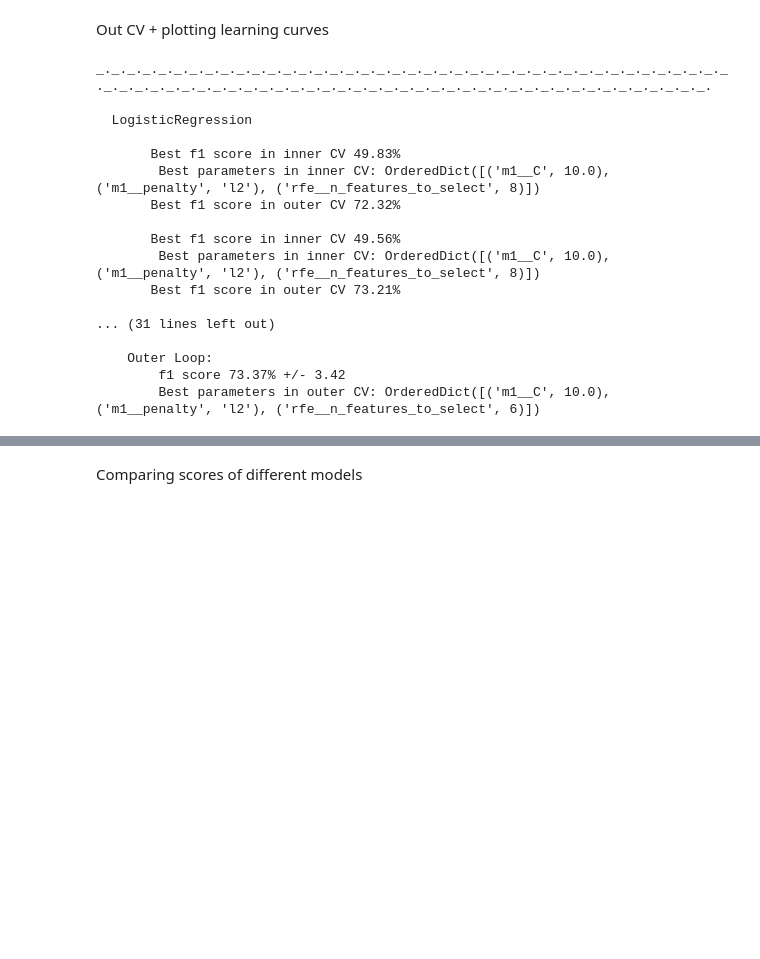
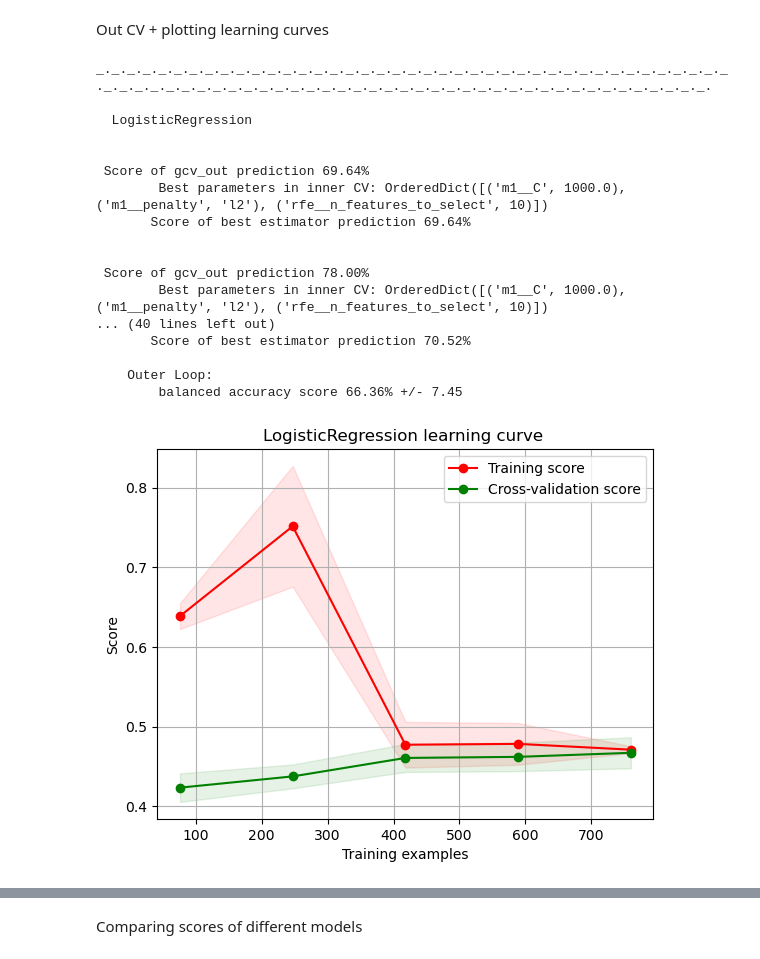
Before and after one commit to baes2021/P2_wine_ML_models, a Jupyter notebook: Wine_quality/Red_wine/No_resampling_ Recursive_Feature_Elimination_Bayesian_Search.ipynb, the cells around one changed output, grey strips where cells are left out. Drawn from its saved outputs; the diff is of its cells as text; code cells hidden in the pictures; blank space fills up the shorter version.

```diff
--- a/Wine_quality/Red_wine/No_resampling_ Recursive_Feature_Elimination_Bayesian_Search.ipynb
+++ b/Wine_quality/Red_wine/No_resampling_ Recursive_Feature_Elimination_Bayesian_Search.ipynb
@@ -106,0 +71,6 @@ red_wine
+# %%
+red_wine_t['wine_quality']=np.where(red_wine_t['wine_quality']=='high', 2,red_wine_t['wine_quality'] )
+red_wine_t['wine_quality']=np.where(red_wine_t['wine_quality']=='medium', 1,red_wine_t['wine_quality'] )
+red_wine_t['wine_quality']=np.where(red_wine_t['wine_quality']=='low', 0,red_wine_t['wine_quality'] )
+red_wine_t['wine_quality']=red_wine_t['wine_quality'].astype('int32')
+red_wine_t['wine_quality'].value_counts()
@@ -108,7 +83,7 @@ red_wine
 Split data
 # %%
 from sklearn.model_selection import train_test_split
-x, y=red_wine_t[red_wine_t.columns[:-1]], red_wine_t[red_wine_t.columns[-1]]
+x, y=red_wine_t[red_wine_t.columns[:-2]], red_wine_t[red_wine_t.columns[-1]]
 x=np.array(x)
 y=np.array(y)
 X_train,X_test,y_train,y_test=train_test_split(x,y, test_size=0.3,shuffle=True, random_state=42,stratify=y)
@@ -180,16 +164,15 @@ Creat inner CV
 pipe=[pipe1,pipe2,pipe3,pipe4,pipe5]
 par_grid=[par1,par2,par3,par4,par5]
 gcv_all=[]
-f1 = make_scorer(f1_score , average='macro')
-
 inner_cv = StratifiedKFold(n_splits=5, shuffle=True, random_state=1)
 for i in range(len(pipe)):
     gcv = BayesSearchCV(estimator=pipe[i],
                         search_spaces=par_grid[i],
-                        scoring='f1_macro',
+                        scoring='balanced_accuracy',
                         n_jobs=-1,
                         cv=inner_cv,
                         verbose=0,
+                        random_state=42,
                         refit=True)
     gcv_all.append(gcv)
 # %% [markdown]
@@ -241,7 +224,7 @@ def plot_learning_curve(estimator, title, X, y, ylim=None, cv=None,
     plt.xlabel("Training examples")
     plt.ylabel("Score")
     train_sizes, train_scores, test_scores = learning_curve(
-        estimator, X, y, cv=cv, n_jobs=n_jobs, train_sizes=train_sizes)
+        estimator, X, y, cv=cv, n_jobs=n_jobs, train_sizes=train_sizes,scoring= 'balanced_accuracy')
     train_scores_mean = np.mean(train_scores, axis=1)
     train_scores_std = np.std(train_scores, axis=1)
     test_scores_mean = np.mean(test_scores, axis=1)
@@ -264,63 +247,67 @@ def plot_learning_curve(estimator, title, X, y, ylim=None, cv=None,
 Out CV + plotting learning curves
 # %%
 import warnings
-
 warnings.simplefilter('ignore')
-
-
-
 final_scores = []
 final_mean_score=[]
 final_std_score=[]
-confusion=[]
-outer_cv = StratifiedKFold(n_splits=10, shuffle=True, random_state=1)
+
+
+outer_cv = StratifiedKFold(n_splits=10, shuffle=True, random_state=0)
 name=['LogisticRegression', 'AdaBoostClassifier','DecisionTreeClassifier'
 ,'LighGB', 'RandomForestClassifier']
 count=0
 for gcv_out in gcv_all:
     print(80*'_.')
     print('\n ', name[count] )
     for train_idx, test_idx in outer_cv.split(X_train, y_train):
         gcv_out.fit(X_train[train_idx], y_train[train_idx]) # run inner loop hyperparam tuning
+        pr=gcv_out.predict(X_train[test_idx])
+        print('\n\n Score of gcv_out prediction %.2f%%' % ((balanced_accuracy_score(pr, y_train[test_idx]))*100))
 
 
-        print('\n       Best f1 score in inner CV %.2f%%' % (gcv_out.best_score_ * 100))
         print('        Best parameters in inner CV:', gcv_out.best_params_)
 
 
-        final_scores.append(gcv_out.best_estimator_.score(X_train[test_idx], y_train[test_idx]))
-        print('       Best f1 score in outer CV %.2f%%' % (final_scores[-1]*100))
+        final_scores.append((balanced_accuracy_score(gcv_out.best_estimator_.predict(X_train[test_idx]), y_train[test_idx])*100))
+
+        print('       Score of best estimator prediction %.2f%%' % final_scores[-1])
+        model=gcv_out.best_estimator_.fit(X_train[train_idx], y_train[train_idx])
+
+
+
+
+
 
     print('\n    Outer Loop:')
-    print('        f1 score %.2f%% +/- %.2f' %
-                (np.mean(final_scores) * 100, np.std(final_scores) * 100))
-    print('        Best parameters in outer CV:', gcv_out.best_params_)
-    final_mean_score.append(np.mean(final_scores) * 100)
-    final_std_score.append(np.std(final_scores) * 100)
-    confusion.append(confusion_matrix(y_test,gcv_out.predict(X_test)))
-    pred=f1_score(y_test,gcv_out.predict(X_test), average='macro')
-    print('  F1 score of prediction of the Best model is: %.2f%%' % (pred*100))
+    print('        balanced accuracy score %.2f%% +/- %.2f' %
+                (np.mean(final_scores) , np.std(final_scores) ))
+    final_mean_score.append(np.mean(final_scores) )
+    final_std_score.append(np.std(final_scores) )
 
     plot_learning_curve(estimator = gcv_out.best_estimator_,title = "{} learning curve ".format(name[count]),
-                    X = X_train, y = y_train, cv = outer_cv)
+                    X = X_train, y = y_train, cv = 5)
     plt.show()
+    train_sizes, train_scores, test_scores = learning_curve(
+    gcv_out.best_estimator_, X = X_train, y = y_train, cv=5, n_jobs=-1, train_sizes=np.linspace(.1, 1.0, 5), scoring= "balanced_accuracy")
 
     count+=1
 # %% [output]
 _._._._._._._._._._._._._._._._._._._._._._._._._._._._._._._._._._._._._._._._._._._._._._._._._._._._._._._._._._._._._._._._._._._._._._._._._._._._._._._._.
 
   LogisticRegression
 
-       Best f1 score in inner CV 49.83%
-        Best parameters in inner CV: OrderedDict([('m1__C', 10.0), ('m1__penalty', 'l2'), ('rfe__n_features_to_select', 8)])
-       Best f1 score in outer CV 72.32%
 
-       Best f1 score in inner CV 49.56%
-        Best parameters in inner CV: OrderedDict([('m1__C', 10.0), ('m1__penalty', 'l2'), ('rfe__n_features_to_select', 8)])
-       Best f1 score in outer CV 73.21%
+ Score of gcv_out prediction 69.64%
+        Best parameters in inner CV: OrderedDict([('m1__C', 1000.0), ('m1__penalty', 'l2'), ('rfe__n_features_to_select', 10)])
+       Score of best estimator prediction 69.64%
 
-... (31 lines left out)
+
+ Score of gcv_out prediction 78.00%
+        Best parameters in inner CV: OrderedDict([('m1__C', 1000.0), ('m1__penalty', 'l2'), ('rfe__n_features_to_select', 10)])
+... (40 lines left out)
+       Score of best estimator prediction 70.52%
 
     Outer Loop:
-        f1 score 73.37% +/- 3.42
-        Best parameters in outer CV: OrderedDict([('m1__C', 10.0), ('m1__penalty', 'l2'), ('rfe__n_features_to_select', 6)])
+        balanced accuracy score 66.36% +/- 7.45
+[figure, added]
```
Also changed, not shown: parts of 23 cells of this notebook, 20 other files.
